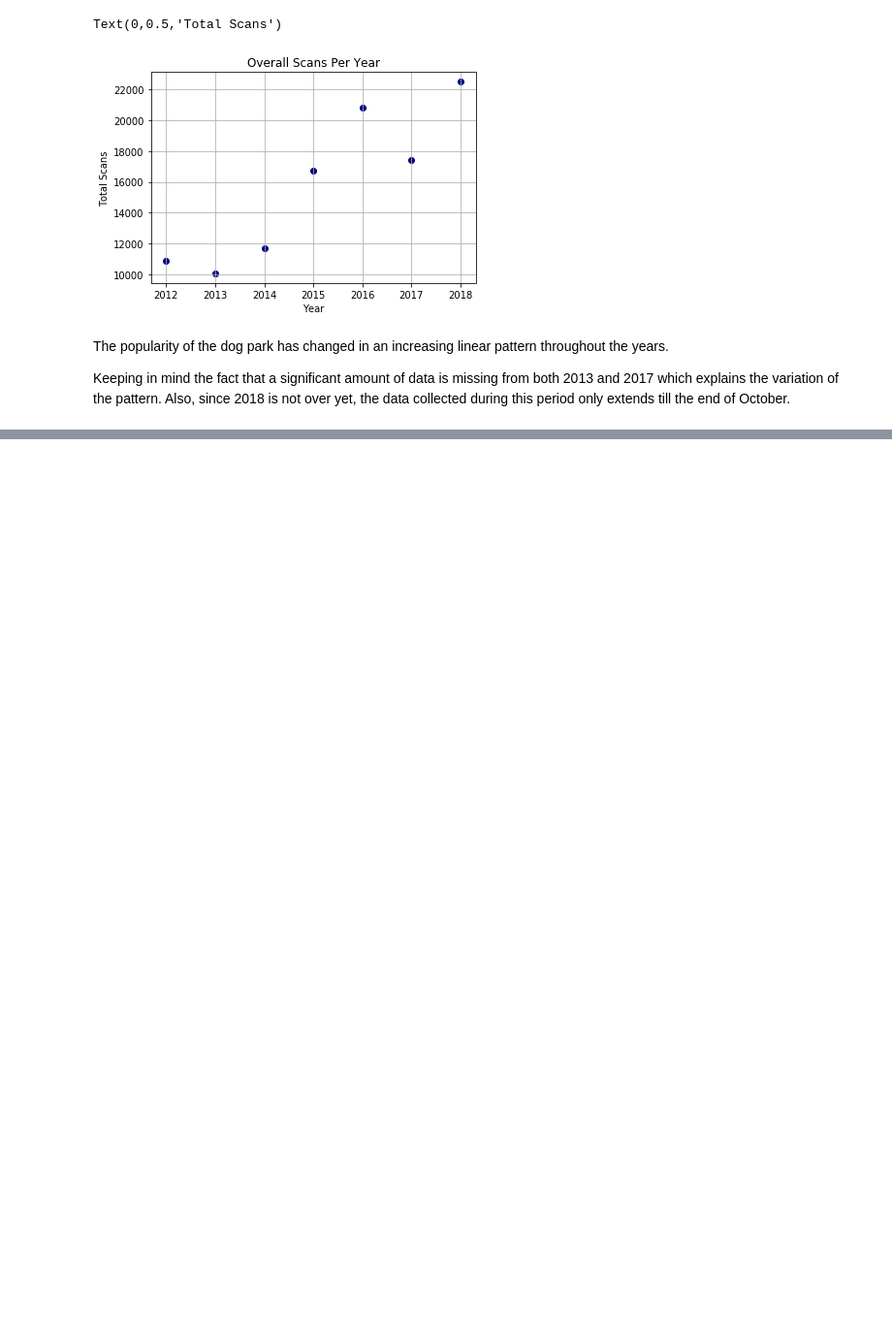
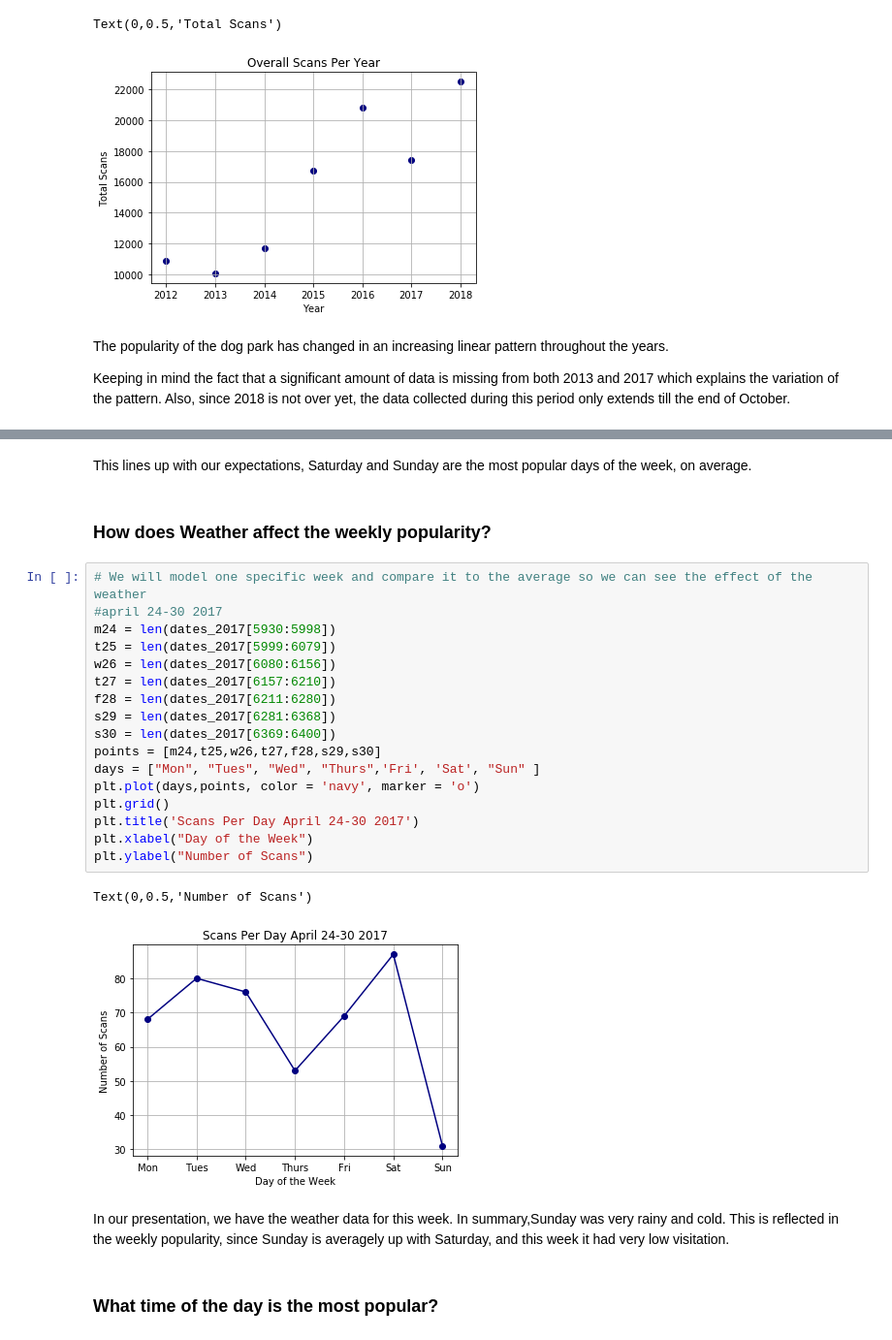
Before and after one commit to cronand3/Dog-Park-Project, a Jupyter notebook: Final_Project_Notebook.ipynb, the cells around one changed output, grey strips where cells are left out. Shown at 97% size. Saved outputs shown, nothing was run; the diff lists cells and outputs as text; blank space fills up the shorter version.

```diff
--- a/Final_Project_Notebook.ipynb
+++ b/Final_Project_Notebook.ipynb
@@ -161,0 +464,28 @@ Keeping in mind the fact that a significant amount of data is missing from both
+# %% [markdown]
+This lines up with our expectations, Saturday and Sunday are the most popular days of the week, on average.
+# %% [markdown]
+### How does Weather affect the weekly popularity?
+# %%
+# We will model one specific week and compare it to the average so we can see the effect of the weather
+#april 24-30 2017
+m24 = len(dates_2017[5930:5998])
+t25 = len(dates_2017[5999:6079])
+w26 = len(dates_2017[6080:6156])
+t27 = len(dates_2017[6157:6210])
+f28 = len(dates_2017[6211:6280])
+s29 = len(dates_2017[6281:6368])
+s30 = len(dates_2017[6369:6400])
+points = [m24,t25,w26,t27,f28,s29,s30]
+days = ["Mon", "Tues", "Wed", "Thurs",'Fri', 'Sat', "Sun" ]
+plt.plot(days,points, color = 'navy', marker = 'o')
+plt.grid()
+plt.title('Scans Per Day April 24-30 2017')
+plt.xlabel("Day of the Week")
+plt.ylabel("Number of Scans")
+# %% [output]
+Text(0,0.5,'Number of Scans')
+[figure, added]
+# %% [markdown]
+In our presentation, we have the weather data for this week. In summary,Sunday was very rainy and cold. This is reflected in the weekly popularity, since Sunday is averagely up with Saturday, and this week it had very low visitation.
+# %% [markdown]
+### What time of the day is the most popular?
```
Also changed, not shown: parts of 19 cells of this notebook, 1 other file.
